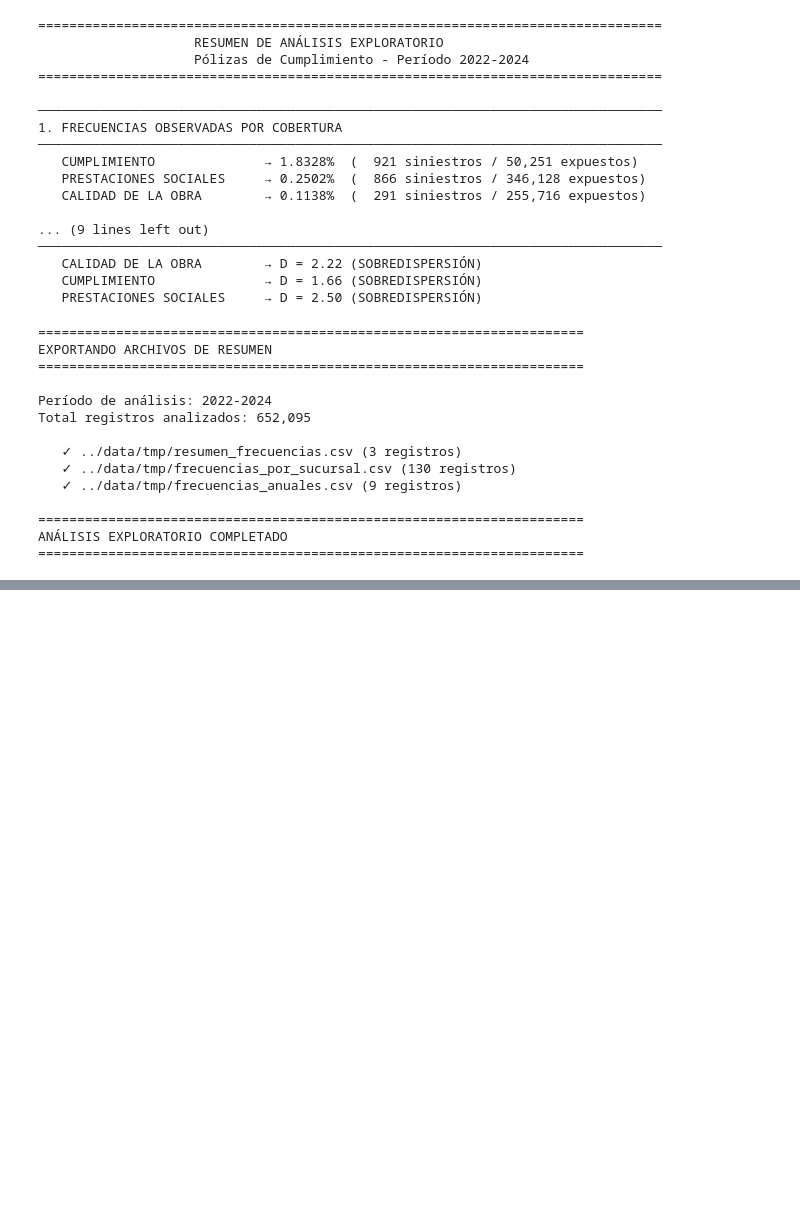
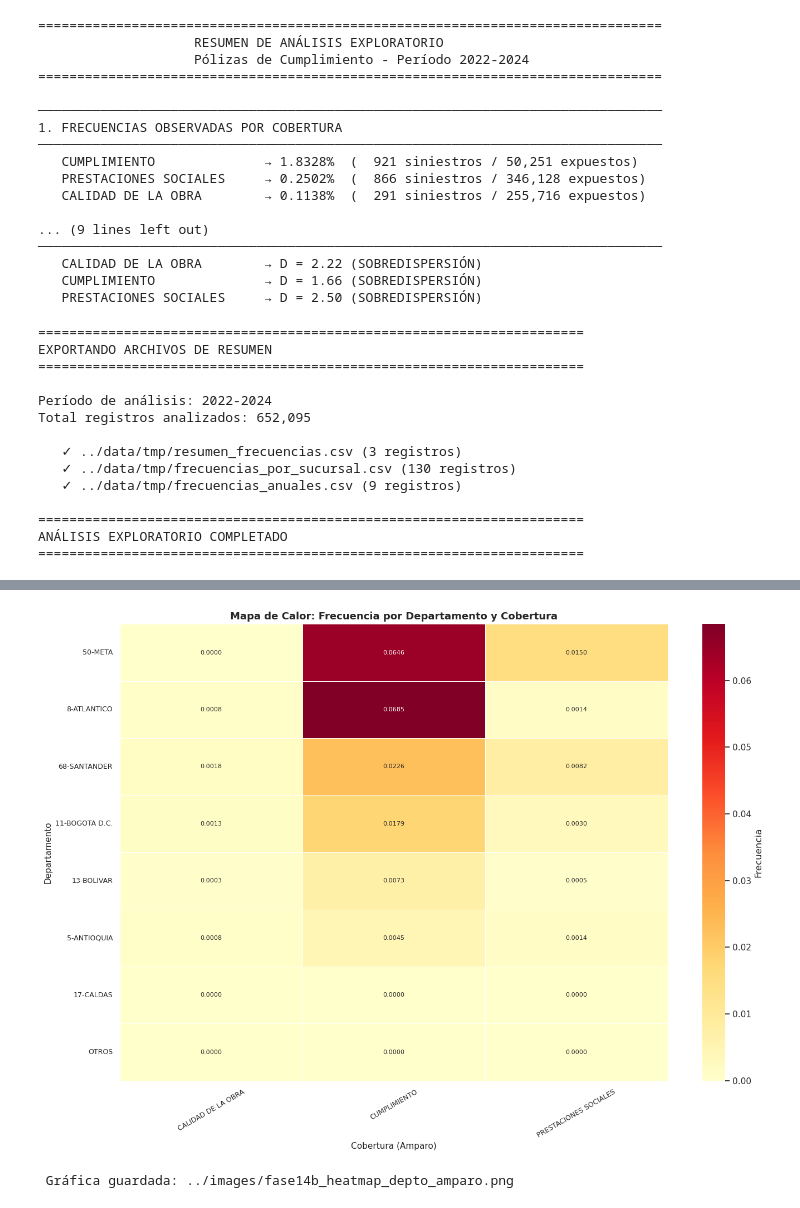
Before and after one commit to RiemannIntegrable/credibilidad-proyecto-final, a Jupyter notebook: notebooks/modelacion_frecuencia.ipynb, the cells around one changed output, grey strips where cells are left out. Saved outputs shown, nothing was run; the diff lists cells and outputs as text; code cells hidden in the pictures; blank space fills up the shorter version.

```diff
--- a/notebooks/modelacion_frecuencia.ipynb
+++ b/notebooks/modelacion_frecuencia.ipynb
@@ -2543,0 +2626,30 @@ ANÁLISIS EXPLORATORIO COMPLETADO
+# %%
+# Gráfica 14B.2: Heatmap de frecuencia departamento × amparo
+fig, ax = plt.subplots(figsize=(14, 10))
+
+# Crear pivot table
+pivot_freq = freq_depto.pivot(index='DEPARTAMENTO', columns='AMPARO', values='frecuencia')
+
+# Ordenar departamentos por frecuencia total
+orden_deptos = freq_depto.groupby('DEPARTAMENTO')['frecuencia'].mean().sort_values(ascending=False).index
+pivot_freq = pivot_freq.reindex(orden_deptos)
+
+sns.heatmap(pivot_freq, annot=True, fmt='.4f', cmap='YlOrRd',
+            linewidths=0.5, ax=ax, cbar_kws={'label': 'Frecuencia'},
+            annot_kws={'fontsize': 8})
+
+ax.set_title('Mapa de Calor: Frecuencia por Departamento y Cobertura',
+             fontsize=13, fontweight='bold')
+ax.set_xlabel('Cobertura (Amparo)', fontsize=11)
+ax.set_ylabel('Departamento', fontsize=11)
+ax.tick_params(axis='x', rotation=30, labelsize=9)
+ax.tick_params(axis='y', labelsize=9)
+
+plt.tight_layout()
+plt.savefig('../images/fase14b_heatmap_depto_amparo.png', dpi=150, bbox_inches='tight')
+plt.show()
+
+print("\n Gráfica guardada: ../images/fase14b_heatmap_depto_amparo.png")
+# %% [output]
+[figure, added]
+ Gráfica guardada: ../images/fase14b_heatmap_depto_amparo.png
```
Also changed, not shown: parts of 23 cells of this notebook, 2 other files.
